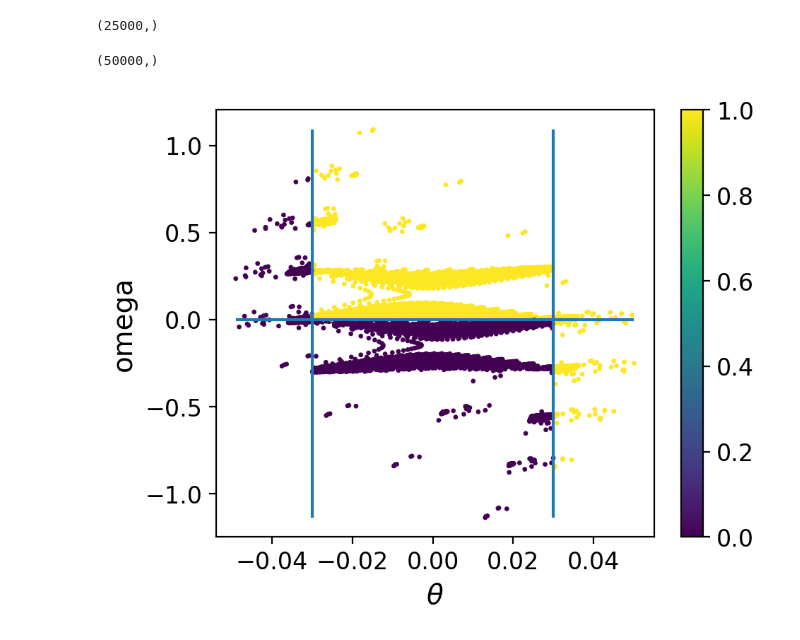
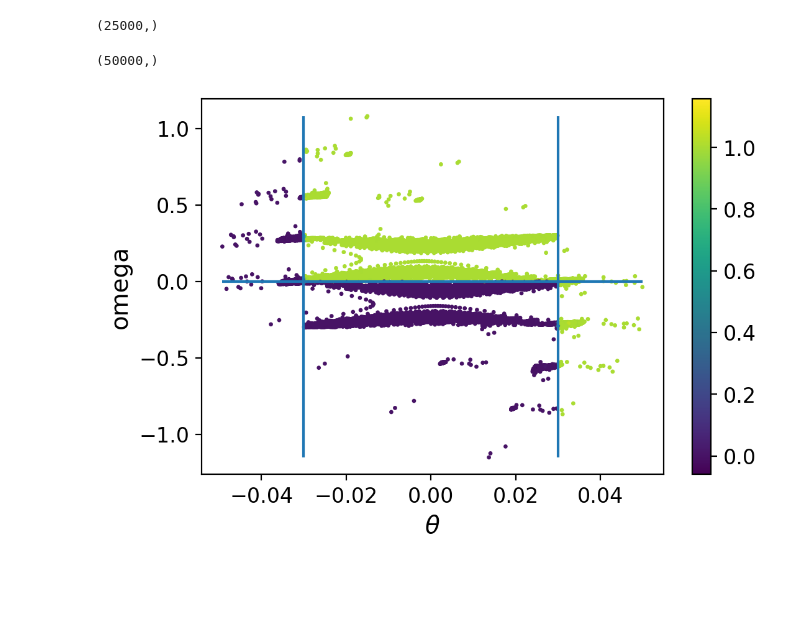
Before and after one commit to rageSpin/data-science_projects, a Jupyter notebook: Reinforcement Learning/CartPole/cartpole-simple_physics.ipynb, the cells around one changed output. Saved outputs shown, nothing was run; the diff lists cells and outputs as text; code cells hidden in the pictures; blank space fills up the shorter version.

```diff
--- a/Reinforcement Learning/CartPole/cartpole-simple_physics.ipynb
+++ b/Reinforcement Learning/CartPole/cartpole-simple_physics.ipynb
@@ -184,10 +185,12 @@ print(obs.shape)
 # %%
 clf = DecisionTreeClassifier(max_depth=4,class_weight='balanced')
 dtr = DecisionTreeRegressor(max_depth=4)
+lbm = LGBMRegressor()
 
 mlp = MLPClassifier(solver='lbfgs', alpha=1e-5,
                     hidden_layer_sizes=(15,9), random_state=10, max_iter=100000, tol=1e-6)
 clf.fit(obs, actions)
 # mlp.fit(obs, actions)
 dtr.fit(obs, actions)
+lbm.fit(obs, actions)
 # %% [output]
@@ -209,16 +214,16 @@ actions[actions == 0].shape
 # %% [output]
 (25000,)
 # %%
-color = clf.predict(obs)
+color = lbm.predict(obs)
 speed = obs[:, 3]
 theta = obs[:, 2]
-plt.figure(figsize=(5, 4), dpi=200)
+plt.figure(figsize=(6, 4), dpi=200)
 plt.scatter(theta, speed, c=color, s=2), print(obs[:, 2].shape)
 plt.vlines([0.03, -0.03], ymin=min(speed), ymax=max(speed))
 plt.hlines([0], xmin=min(theta), xmax=max(theta))
 plt.xlabel(r'$\theta$')
 plt.ylabel('omega')
 plt.colorbar();
 # %% [output]
 (50000,)
-[figure, old version]
+[figure, new version]
```
Also changed, not shown: parts of 3 cells of this notebook, 2 other files.
